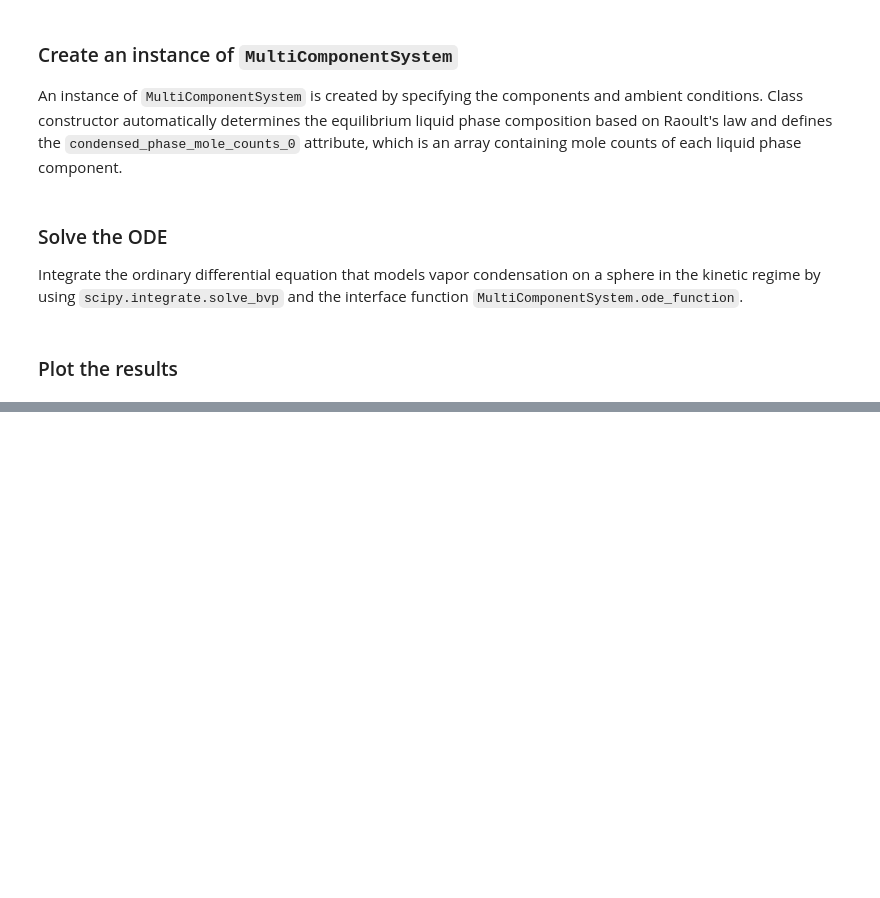
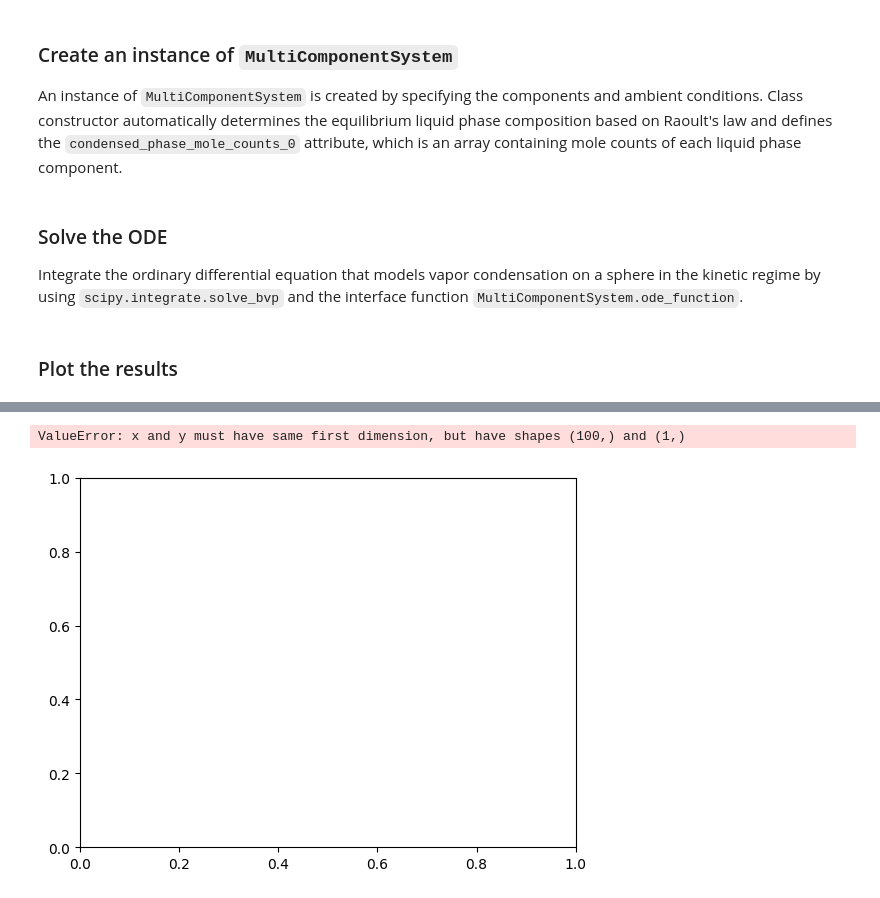
Before and after one commit to egor-demidov/multicomponent-condensation, a Jupyter notebook: two_components.ipynb, the cells around one changed output, grey strips where cells are left out. Drawn from its saved outputs; the diff is of its cells as text; code cells hidden in the pictures; blank space fills up the shorter version.

```diff
--- a/two_components.ipynb
+++ b/two_components.ipynb
@@ -99,0 +100,7 @@ plt.show()
+# %%
+condensate_mole_counts = np.sum(sol.y, axis=0)
+
+plt.plot(condensate_mole_counts, system.kappa_concave(np.transpose(sol.y)))
+# %% [output]
+ValueError: x and y must have same first dimension, but have shapes (100,) and (1,)
+[figure, added]
```
Also changed, not shown: parts of 2 cells of this notebook, 7 other files.
